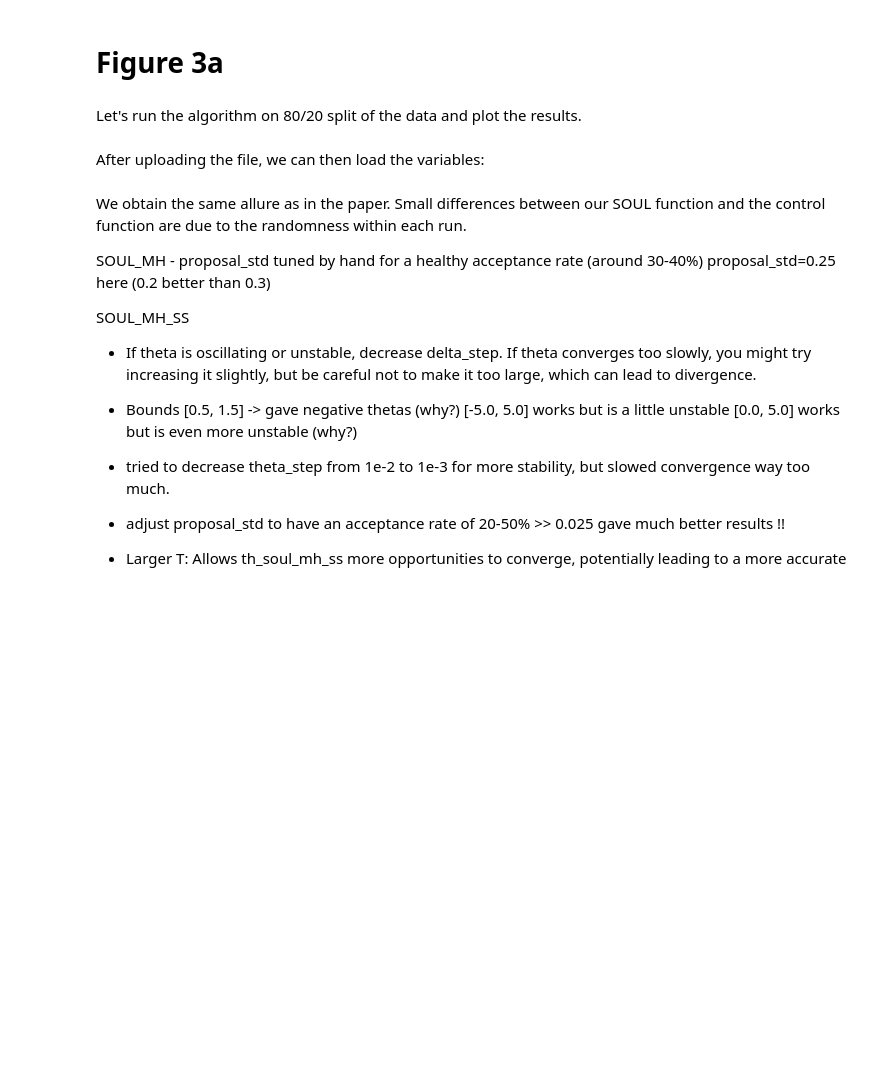
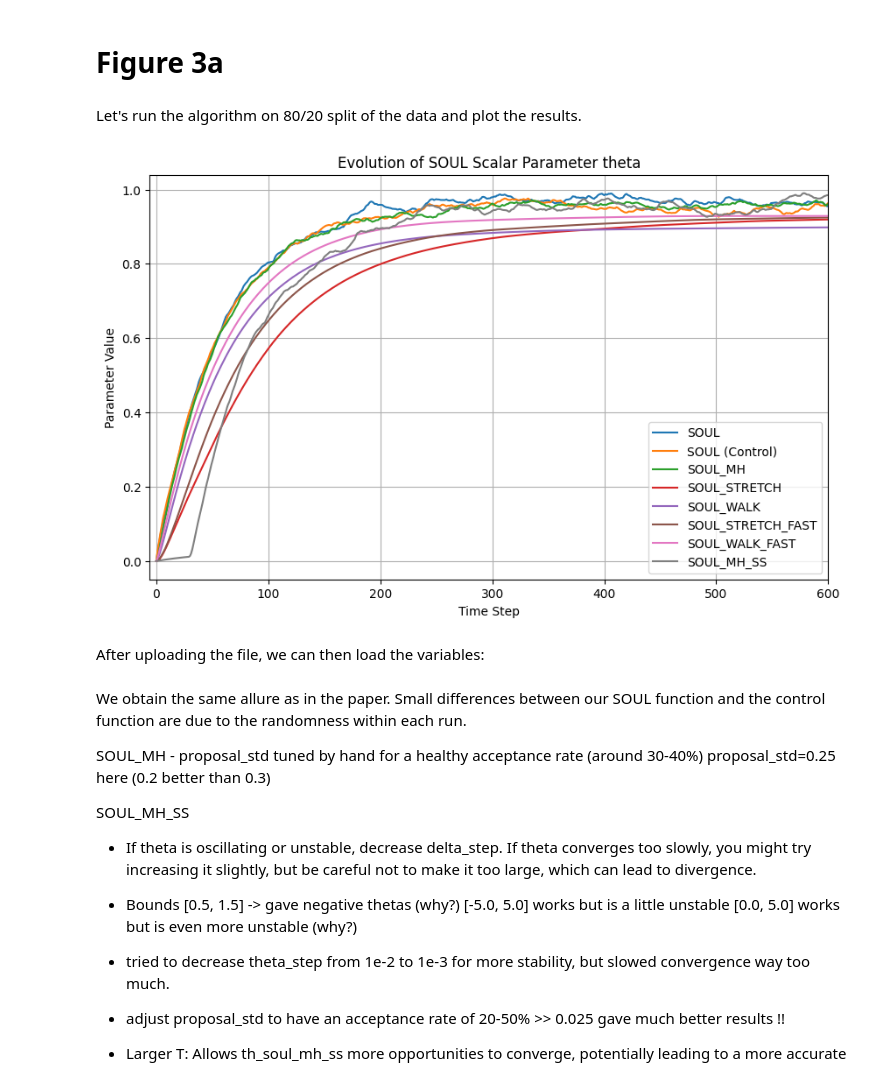
Before and after one commit to Laurasgrv-colab/PRe, a Jupyter notebook: gaussian_bayesian_logistic_regression.ipynb, the cells around one changed output. Cells and saved outputs as stored; diff of their text form; code cells hidden in the pictures; blank space fills up the shorter version.

```diff
--- a/gaussian_bayesian_logistic_regression.ipynb
+++ b/gaussian_bayesian_logistic_regression.ipynb
@@ -543,0 +642,8 @@ plt.show()
+# %%
+proposal_std = 0.25
+th_soul_stretch_fast, x_soul_stretch_fast = soul_stretch_fast(log_p, th0, x0_N, ltrain, ftrain, T, M, B, delta_step)
+# %%
+th_soul_walk, x_soul_walk = soul_walk(log_p, th0, x0_N, ltrain, ftrain, T, M, B, delta_step)
+# %%
+proposal_std = 0.25
+th_soul_walk_fast, x_soul_walk_fast = soul_walk_fast(log_p, th0, x0_N, ltrain, ftrain, T, M, B, delta_step)
@@ -544,3 +653,29 @@ plt.show()
+# %%
+# Compare to the control function
+proposal_std = 0.25
+th_ctrl, x_ctrl = soul_ctrl(ltrain, ftrain, delta_step, T, M, np.array([[0]]), x0)
+# %%
+#@title Plot the results
+plt.figure(figsize=(10, 6))
+
+plt.plot(th_soul, label='SOUL')
+plt.plot(th_ctrl, label='SOUL (Control)')
+plt.plot(th_soul_mh, label='SOUL_MH')
+plt.plot(th_soul_stretch, label='SOUL_STRETCH')
+plt.plot(th_soul_walk, label='SOUL_WALK')
+plt.plot(th_soul_stretch_fast, label='SOUL_STRETCH_FAST')
+plt.plot(th_soul_walk_fast, label='SOUL_WALK_FAST')
+plt.plot(th_soul_mh_ss, label='SOUL_MH_SS')
+
+plt.xlim([-T/100, T])
+plt.xlabel('Time Step')
+plt.ylabel('Parameter Value')
+plt.title('Evolution of SOUL Scalar Parameter theta')
+plt.legend()
+plt.grid(True)
+plt.show()
+# %% [output]
+[figure, added]
 # %%
 # Save the variables to a .npz file
 np.savez('soul_variant_results.npz',
```
Also changed, not shown: parts of 12 cells of this notebook.
